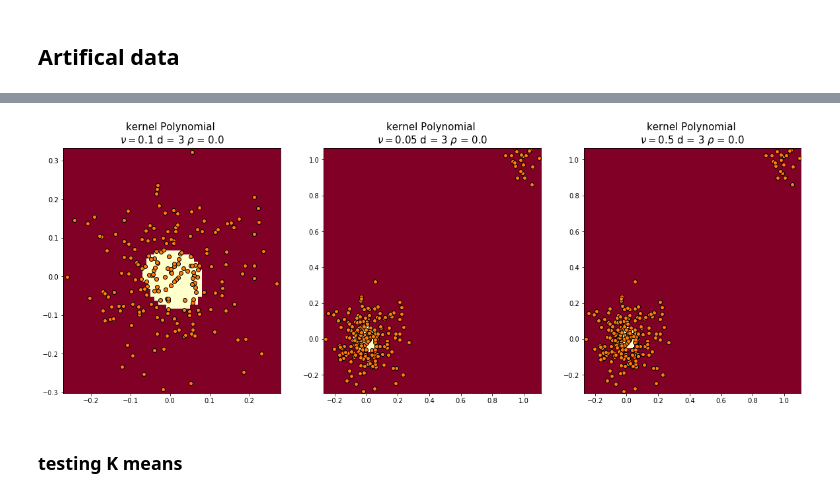
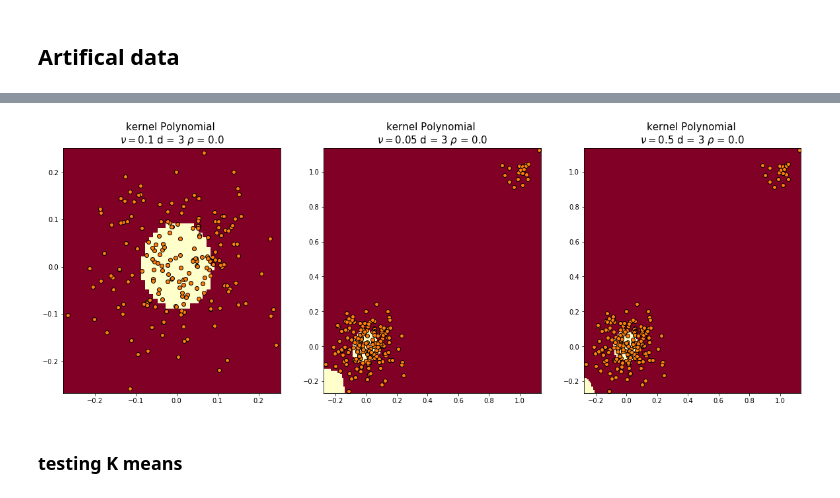
Before and after one commit to AntoineG92/Anomaly-detection-One-Class-SVM, a Jupyter notebook: OSVM_simulations_kernels.ipynb, the cells around one changed output, grey strips where cells are left out. Drawn from its saved outputs; the diff is of its cells as text; code cells hidden in the pictures.

```diff
--- a/OSVM_simulations_kernels.ipynb
+++ b/OSVM_simulations_kernels.ipynb
@@ -197,7 +197,7 @@ plot_pred(X2, x_axis, y_axis, pred_100, x_delim, y_delim, step = step)
 
 #### POLYNOMIAL  #######
 d=3
-c=0.1
+c=0.001
 
 plt.subplot(2,3,4)
 nu=0.1
@@ -214,34 +214,34 @@ plot_pred(X, x_axis, y_axis, pred_100, x_delim, y_delim, step = step)
 
 plt.subplot(2,3,5)
 nu=0.05
 kernel = ['Poly',d,c]
 alpha, rho = fit(X2, nu, kernel)
 plt.title('kernel Polynomial \n'+r'$ \nu =$'+str(nu)+' d = '+str(d)+r' $\rho$ = '+\
  str(np.round(rho[0],2)),fontsize=15)
 x_axis, y_axis, my_grid = get_grid(X2, step = step)
 pred = plot_pred_plan(X2, alpha, rho, kernel, step = step)
 pred_bin = np.sign(pred)
 pred_100 = Normalize_Pred(pred_bin)
 x_delim, y_delim = get_delim(pred_100, x_axis, y_axis, eps = 0)
 plot_pred(X2, x_axis, y_axis, pred_100, x_delim, y_delim, step = step)
 
 plt.subplot(2,3,6)
 nu=0.5
 kernel = ['Poly',d,c]
 alpha, rho = fit(X2, nu, kernel)
 plt.title('kernel Polynomial \n'+r'$ \nu =$'+str(nu)+' d = '+str(d)+r' $\rho$ = '+\
  str(np.round(rho[0],2)),fontsize=15)
 x_axis, y_axis, my_grid = get_grid(X2, step = step)
 pred = plot_pred_plan(X2, alpha, rho, kernel, step = step)
 pred_bin = np.sign(pred)
 pred_100 = Normalize_Pred(pred_bin)
 x_delim, y_delim = get_delim(pred_100, x_axis, y_axis, eps = 0)
 plot_pred(X2, x_axis, y_axis, pred_100, x_delim, y_delim, step = step)
 
 #plt.show()
 plt.savefig('fake_data_plot')
 # %% [output]
-[figure, old version]
+[figure, new version]
 # %% [markdown]
 ### testing K means
 # %%
```
Also changed, not shown: parts of 16 cells of this notebook, 15 other files.
